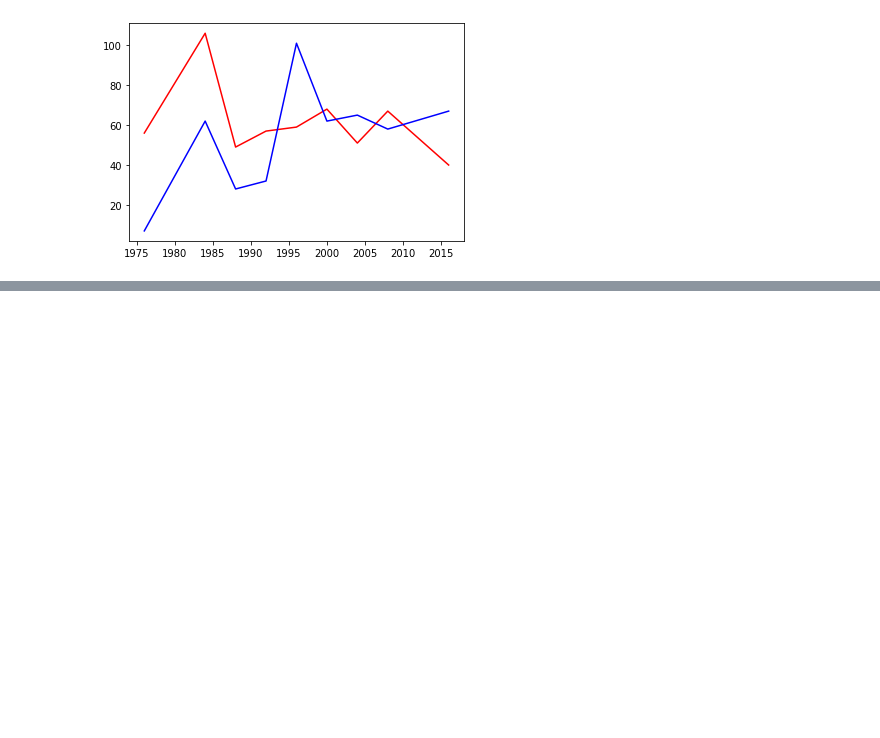
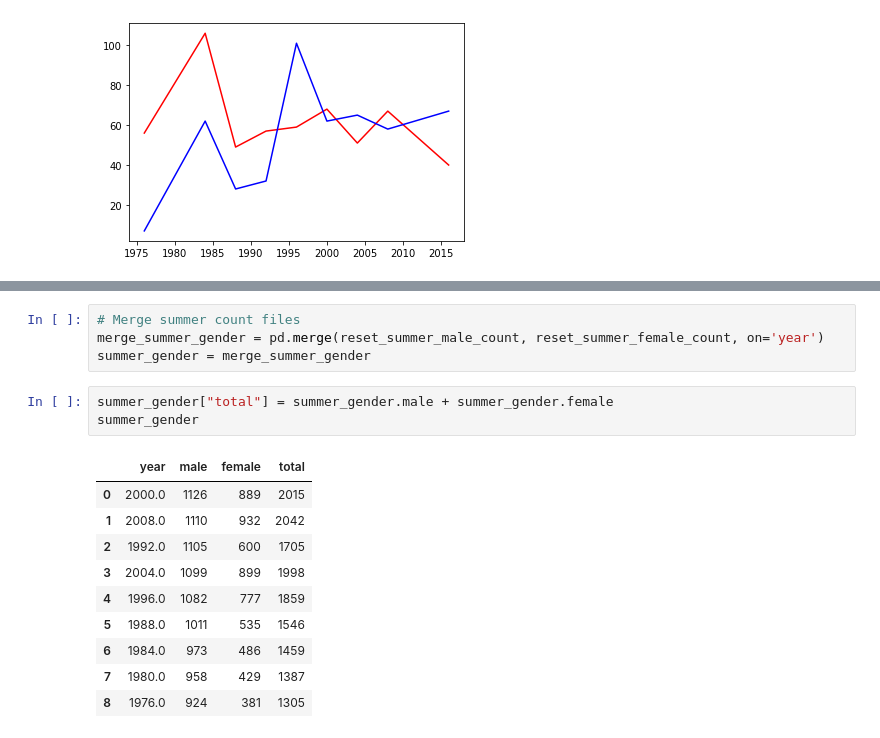
Before and after one commit to tnatoli29/Project-2, a Jupyter notebook: athletes.ipynb, the cells around one changed output, grey strips where cells are left out. Cells and saved outputs as stored; diff of their text form; blank space fills up the shorter version.

```diff
--- a/athletes.ipynb
+++ b/athletes.ipynb
@@ -157,0 +196,18 @@ female, = plt.plot(year_list, female_list, color="blue", label="Female Athletes"
+# %%
+# Merge summer count files
+merge_summer_gender = pd.merge(reset_summer_male_count, reset_summer_female_count, on='year')
+summer_gender = merge_summer_gender
+# %%
+summer_gender["total"] = summer_gender.male + summer_gender.female
+summer_gender
+# %% [output]
+|  | year | male | female | total |
+| 0 | 2000.0 | 1126 | 889 | 2015 |
+| 1 | 2008.0 | 1110 | 932 | 2042 |
+| 2 | 1992.0 | 1105 | 600 | 1705 |
+| 3 | 2004.0 | 1099 | 899 | 1998 |
+| 4 | 1996.0 | 1082 | 777 | 1859 |
+| 5 | 1988.0 | 1011 | 535 | 1546 |
+| 6 | 1984.0 | 973 | 486 | 1459 |
+| 7 | 1980.0 | 958 | 429 | 1387 |
+| 8 | 1976.0 | 924 | 381 | 1305 |
```
Also changed, not shown: parts of 15 cells of this notebook.
